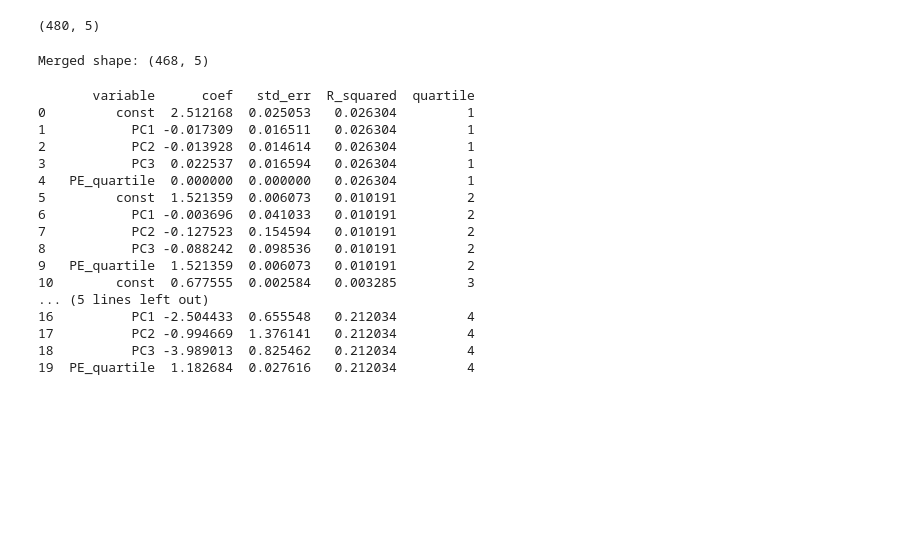
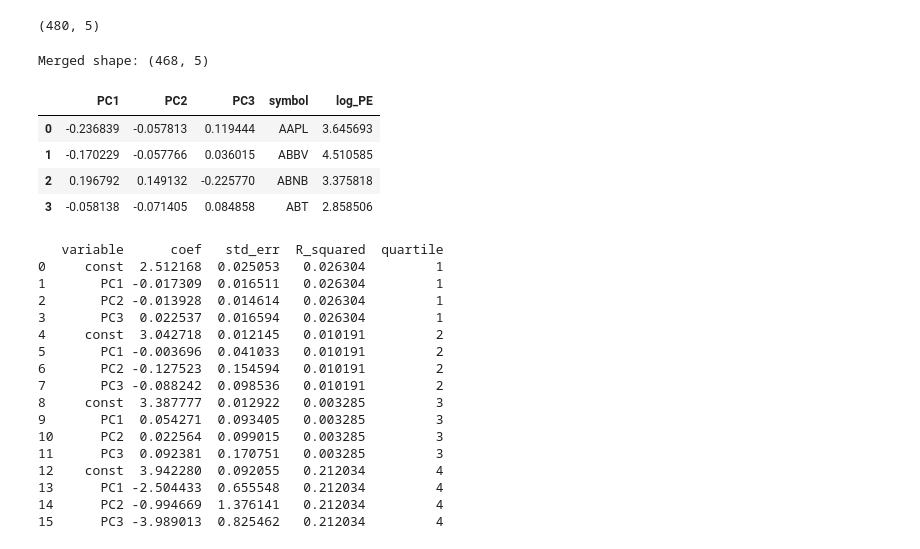
Before and after one commit to Nicholas-Sanso/SPY_Behavior, a Jupyter notebook: contextualizing_pricing_2.ipynb, the cells around one changed output. Drawn from its saved outputs; the diff is of its cells as text; code cells hidden in the pictures; blank space fills up the shorter version.

```diff
--- a/contextualizing_pricing_2.ipynb
+++ b/contextualizing_pricing_2.ipynb
@@ -505,15 +505,22 @@ pe_data.shape
 # %%
 all_pcs = pd.concat(
     [income_pcs, balance_pcs, cashflow_pcs], axis=1
 )
 
 all_pcs = all_pcs.loc[:, ~all_pcs.columns.duplicated()]
 
 
 merged = pd.merge(all_pcs, pe_data[["symbol", "log_PE"]], on="symbol")
 print("Merged shape:", merged.shape)
+
+merged.head(4)
 # %% [output]
 Merged shape: (468, 5)
+|  | PC1 | PC2 | PC3 | symbol | log_PE |
+| 0 | -0.236839 | -0.057813 | 0.119444 | AAPL | 3.645693 |
+| 1 | -0.170229 | -0.057766 | 0.036015 | ABBV | 4.510585 |
+| 2 | 0.196792 | 0.149132 | -0.225770 | ABNB | 3.375818 |
+| 3 | -0.058138 | -0.071405 | 0.084858 | ABT | 2.858506 |
 # %%
 # Assume merged has all the features and log_PE
 X = merged.drop(columns=["symbol", "log_PE"])
@@ -526,7 +533,7 @@ X_const = sm.add_constant(X)
 merged["PE_quartile"] = pd.qcut(merged["log_PE"], 4, labels=False)  # 0=lowest, 3=highest
 
 # Prepare a DataFrame to store results
-results_df = pd.DataFrame()a
+results_df = pd.DataFrame()
 
 # Loop through quartiles
 for q in range(4):
@@ -550,21 +557,21 @@ for q in range(4):
 # Show results
 print(results_df)
 # %% [output]
-       variable      coef   std_err  R_squared  quartile
-0         const  2.512168  0.025053   0.026304         1
-1           PC1 -0.017309  0.016511   0.026304         1
-2           PC2 -0.013928  0.014614   0.026304         1
-3           PC3  0.022537  0.016594   0.026304         1
-4   PE_quartile  0.000000  0.000000   0.026304         1
-5         const  1.521359  0.006073   0.010191         2
-6           PC1 -0.003696  0.041033   0.010191         2
-7           PC2 -0.127523  0.154594   0.010191         2
-8           PC3 -0.088242  0.098536   0.010191         2
-9   PE_quartile  1.521359  0.006073   0.010191         2
-10        const  0.677555  0.002584   0.003285         3
-... (5 lines left out)
-16          PC1 -2.504433  0.655548   0.212034         4
-17          PC2 -0.994669  1.376141   0.212034         4
-18          PC3 -3.989013  0.825462   0.212034         4
-19  PE_quartile  1.182684  0.027616   0.212034         4
+   variable      coef   std_err  R_squared  quartile
+0     const  2.512168  0.025053   0.026304         1
+1       PC1 -0.017309  0.016511   0.026304         1
+2       PC2 -0.013928  0.014614   0.026304         1
+3       PC3  0.022537  0.016594   0.026304         1
+4     const  3.042718  0.012145   0.010191         2
+5       PC1 -0.003696  0.041033   0.010191         2
+6       PC2 -0.127523  0.154594   0.010191         2
+7       PC3 -0.088242  0.098536   0.010191         2
+8     const  3.387777  0.012922   0.003285         3
+9       PC1  0.054271  0.093405   0.003285         3
+10      PC2  0.022564  0.099015   0.003285         3
+11      PC3  0.092381  0.170751   0.003285         3
+12    const  3.942280  0.092055   0.212034         4
+13      PC1 -2.504433  0.655548   0.212034         4
+14      PC2 -0.994669  1.376141   0.212034         4
+15      PC3 -3.989013  0.825462   0.212034         4
 # %%
```
Also changed, not shown: parts of 1 cell of this notebook.
